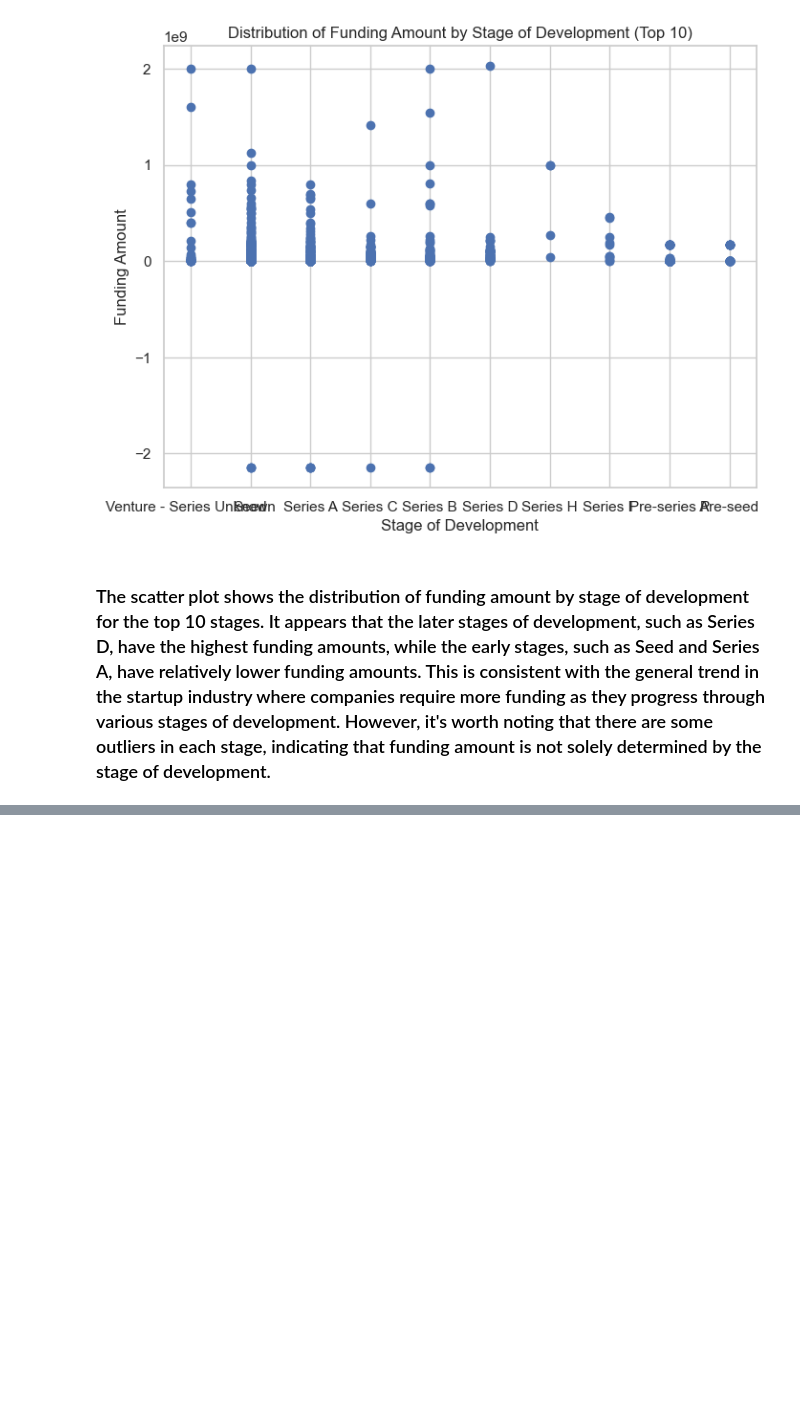
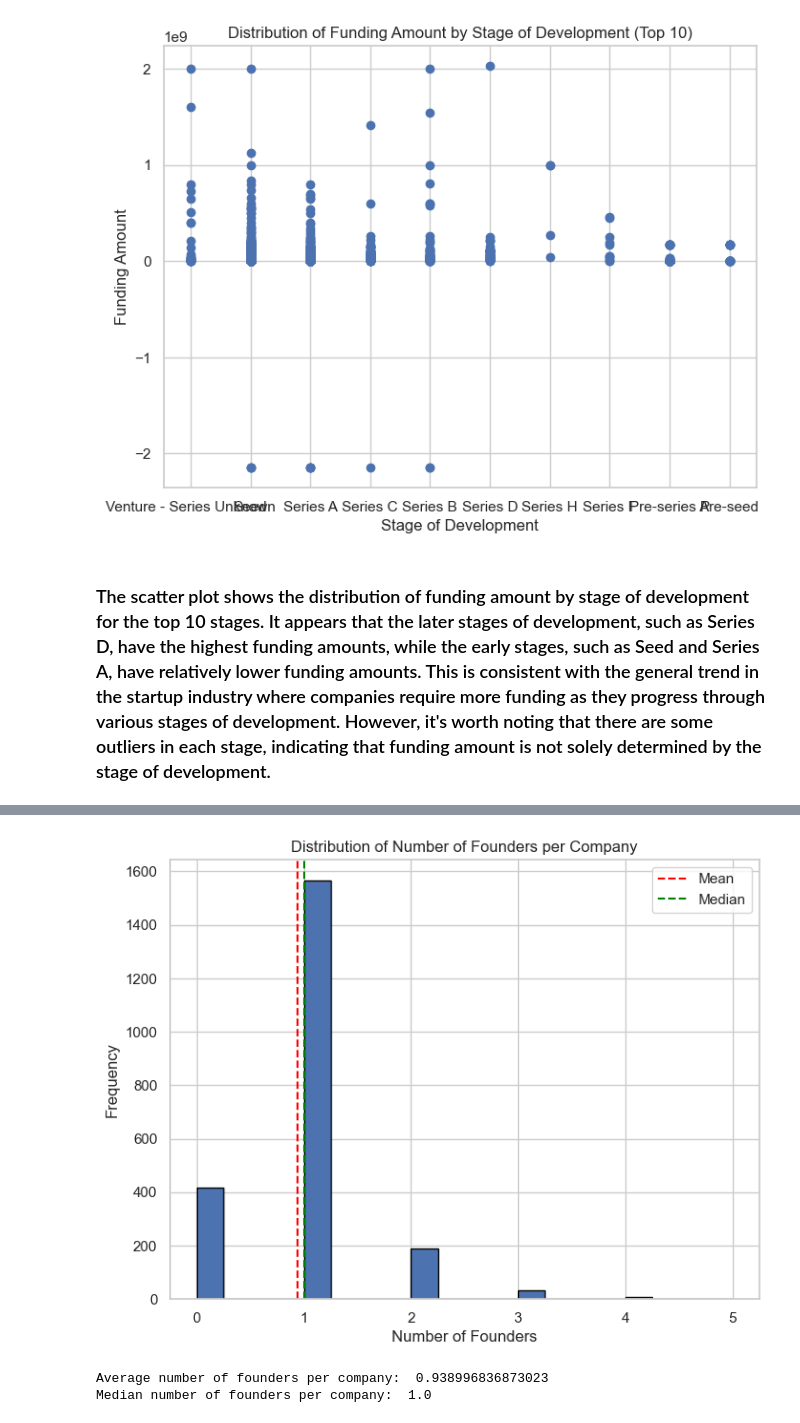
Before and after one commit to Israel-Anaba/Edinburgh-Indian-Start-up-Project, a Jupyter notebook: Answering questions and Hypothesis Testing.ipynb, the cells around one changed output, grey strips where cells are left out. Cells and saved outputs as stored; diff of their text form; code cells hidden in the pictures; blank space fills up the shorter version.

```diff
--- a/Answering questions and Hypothesis Testing.ipynb
+++ b/Answering questions and Hypothesis Testing.ipynb
@@ -101,0 +139,26 @@ plt.show()
+# %%
+
+# Count number of unique founders per company
+founders_per_company = df.groupby('Company/Brand')['Founders'].nunique()
+
+# Calculate mean and median number of founders
+mean_founders = founders_per_company.mean()
+median_founders = founders_per_company.median()
+
+# Plot histogram
+plt.figure(figsize=(8, 6))
+plt.hist(founders_per_company, bins=20, edgecolor='black')
+plt.axvline(mean_founders, color='red', linestyle='--', label='Mean')
+plt.axvline(median_founders, color='green', linestyle='--', label='Median')
+plt.xlabel('Number of Founders')
+plt.ylabel('Frequency')
+plt.title('Distribution of Number of Founders per Company')
+plt.legend()
+plt.show()
+
+print("Average number of founders per company: ", mean_founders)
+print("Median number of founders per company: ", median_founders)
+# %% [output]
+[figure, added]
+Average number of founders per company:  0.938996836873023
+Median number of founders per company:  1.0
```
Also changed, not shown: parts of 13 cells of this notebook.
